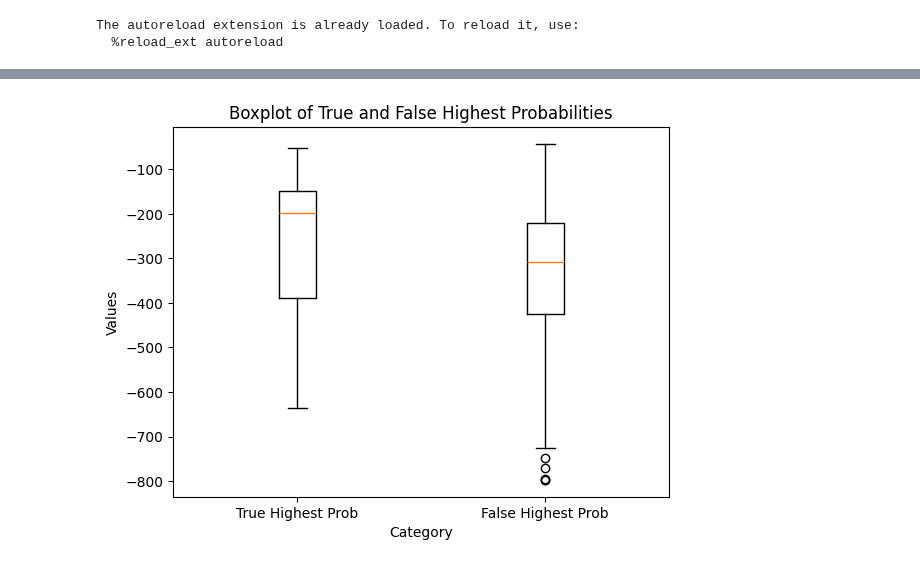
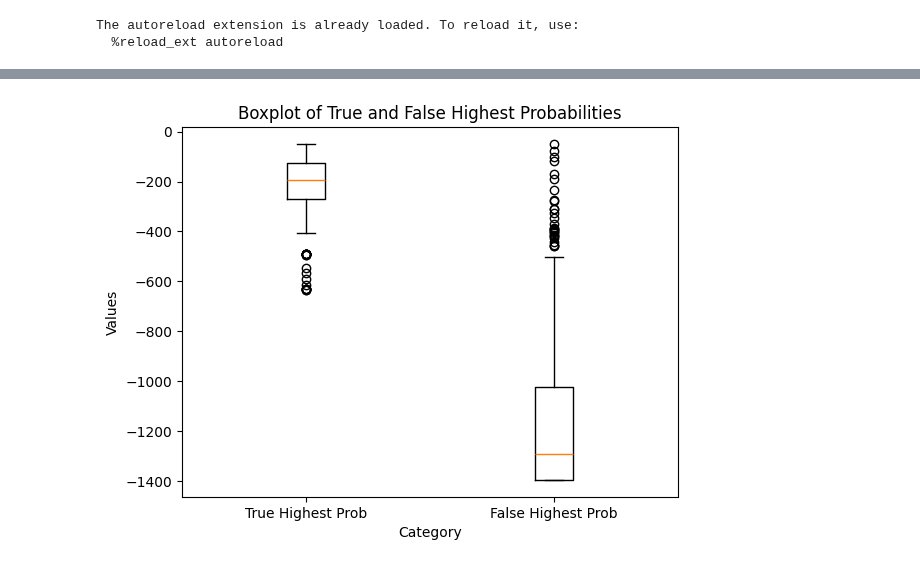
Before and after one commit to jiayan-li/keyword-spotting, a Jupyter notebook: HMM.ipynb, the cells around one changed output, grey strips where cells are left out. Cells and saved outputs as stored; diff of their text form; code cells hidden in the pictures.

```diff
--- a/HMM.ipynb
+++ b/HMM.ipynb
@@ -47,0 +12,3 @@ df_final
+# %%
+df_train = get_highest_prob_df()
+df_train
@@ -48,4 +46,4 @@ df_final
 # %%
-_plot_highest_prob(df_final)
+_plot_highest_prob(df_train)
 # %% [output]
-[figure, old version]
+[figure, new version]
```
Also changed, not shown: parts of 9 cells of this notebook, 1 other file.
